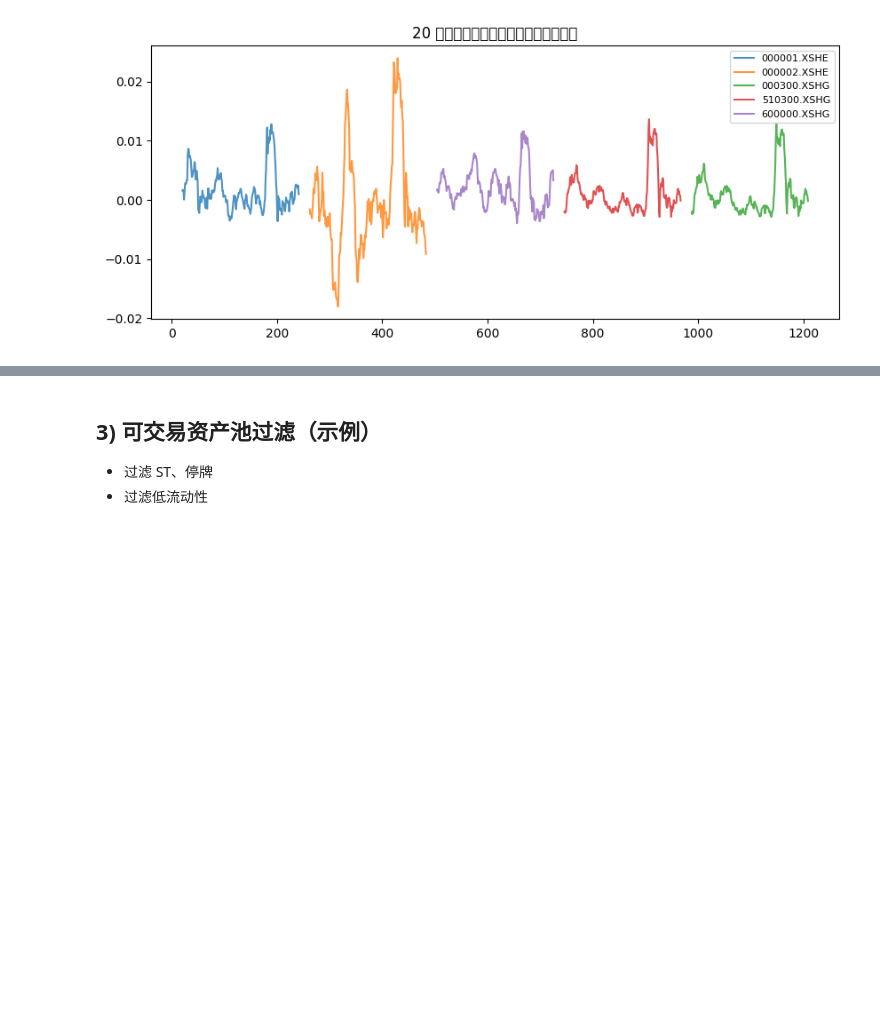
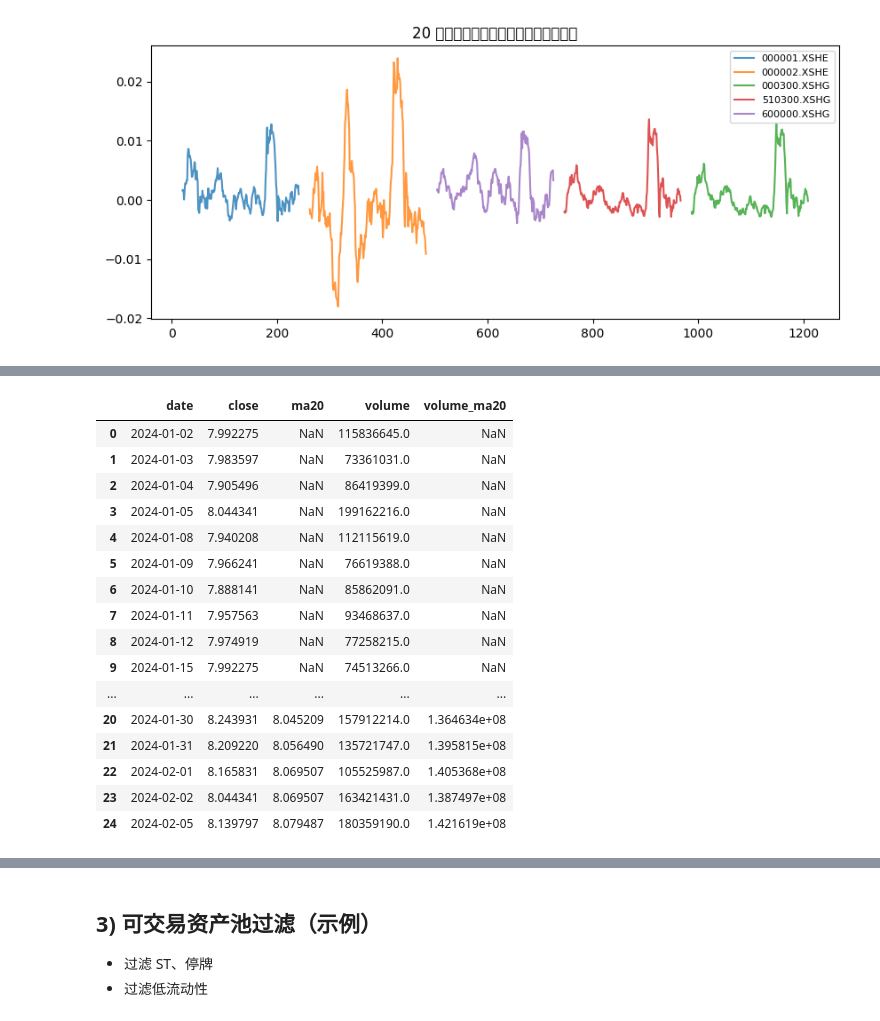
Before and after one commit to GoodNight0721/fec_workshop, a Jupyter notebook: quant_investing/compact_6lectures/C01_数据入口与资产池.ipynb, the cells around one changed output, grey strips where cells are left out. Drawn from its saved outputs; the diff is of its cells as text; code cells hidden in the pictures; blank space fills up the shorter version.

```diff
--- a/quant_investing/compact_6lectures/C01_数据入口与资产池.ipynb
+++ b/quant_investing/compact_6lectures/C01_数据入口与资产池.ipynb
@@ -157,0 +240,29 @@ plt.show()
+# %%
+# 只取一只股票，单独观察 rolling 的效果
+pinan = price_df.loc[price_df["order_book_id"] == "000001.XSHE"].copy()
+
+# 20 日均价：今天往前看 20 个交易日的平均收盘价
+pinan["ma20"] = pinan["close"].rolling(20).mean()
+
+# 20 日平均成交量：帮助学生理解 rolling 不只用于收益率
+pinan["volume_ma20"] = pinan["volume"].rolling(20).mean()
+
+pinan[["date", "close", "ma20", "volume", "volume_ma20"]].head(25)
+# %% [output]
+|  | date | close | ma20 | volume | volume_ma20 |
+| 0 | 2024-01-02 | 7.992275 | NaN | 115836645.0 | NaN |
+| 1 | 2024-01-03 | 7.983597 | NaN | 73361031.0 | NaN |
+| 2 | 2024-01-04 | 7.905496 | NaN | 86419399.0 | NaN |
+| 3 | 2024-01-05 | 8.044341 | NaN | 199162216.0 | NaN |
+| 4 | 2024-01-08 | 7.940208 | NaN | 112115619.0 | NaN |
+| 5 | 2024-01-09 | 7.966241 | NaN | 76619388.0 | NaN |
+| 6 | 2024-01-10 | 7.888141 | NaN | 85862091.0 | NaN |
+| 7 | 2024-01-11 | 7.957563 | NaN | 93468637.0 | NaN |
+| 8 | 2024-01-12 | 7.974919 | NaN | 77258215.0 | NaN |
+| 9 | 2024-01-15 | 7.992275 | NaN | 74513266.0 | NaN |
+| ... | ... | ... | ... | ... | ... |
+| 20 | 2024-01-30 | 8.243931 | 8.045209 | 157912214.0 | 1.364634e+08 |
+| 21 | 2024-01-31 | 8.209220 | 8.056490 | 135721747.0 | 1.395815e+08 |
+| 22 | 2024-02-01 | 8.165831 | 8.069507 | 105525987.0 | 1.405368e+08 |
+| 23 | 2024-02-02 | 8.044341 | 8.069507 | 163421431.0 | 1.387497e+08 |
+| 24 | 2024-02-05 | 8.139797 | 8.079487 | 180359190.0 | 1.421619e+08 |
```
Also changed, not shown: parts of 18 cells of this notebook.
